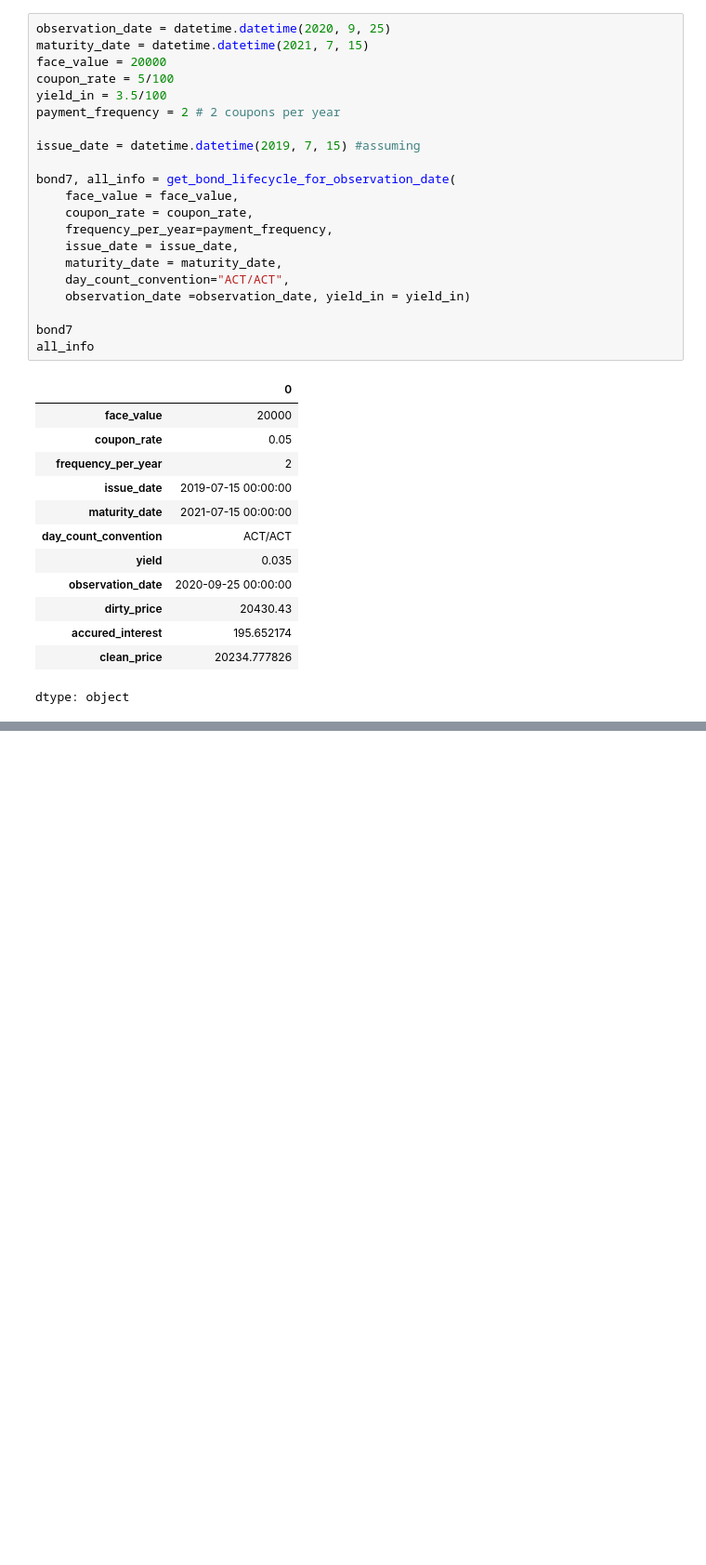
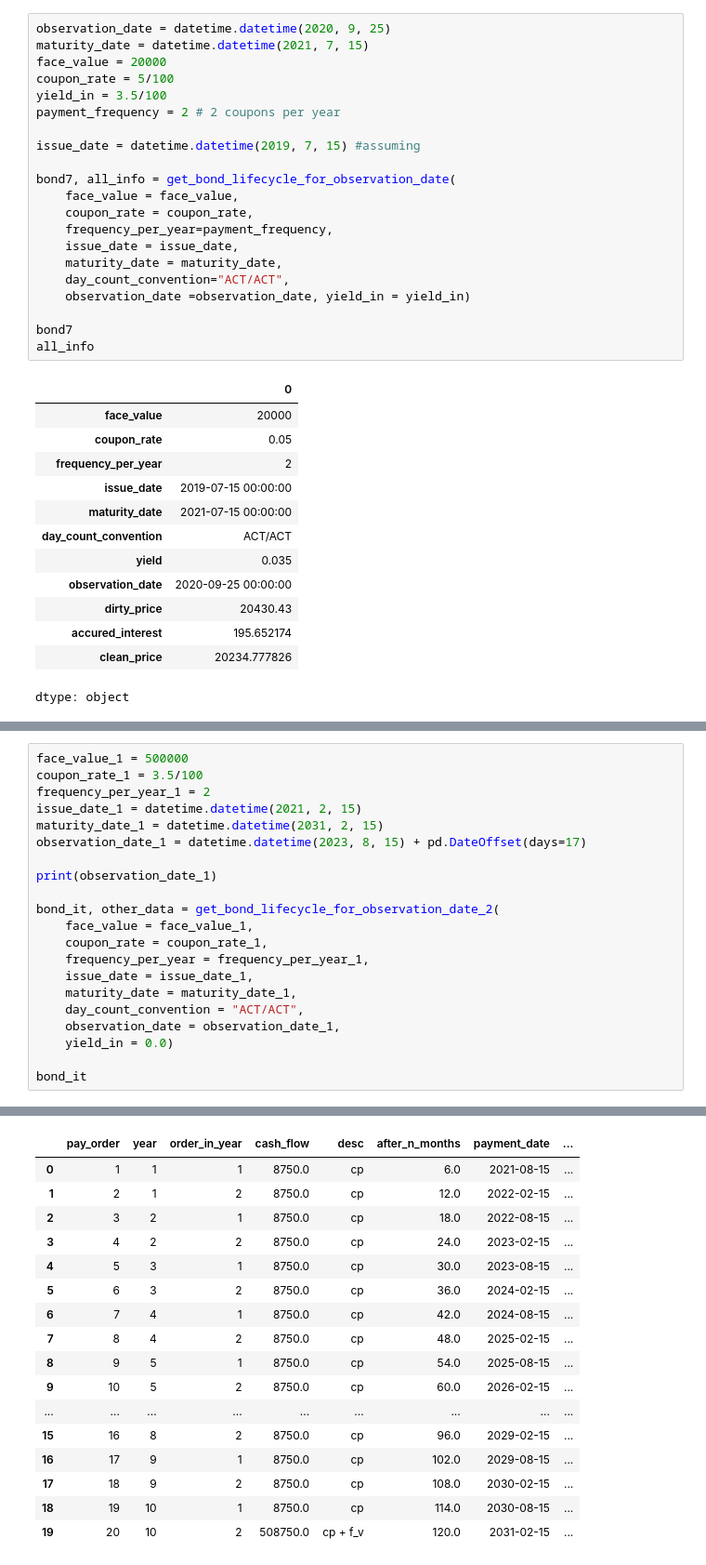
Before and after one commit to horasan/ml, a Jupyter notebook: R_LER_TREASURY_FIXED_INCOME_1.ipynb, the cells around one changed output, grey strips where cells are left out. Shown at 93% size. Saved outputs shown, nothing was run; the diff lists cells and outputs as text; blank space fills up the shorter version.

Commit message:
bond_life_cycle_2

```diff
--- a/R_LER_TREASURY_FIXED_INCOME_1.ipynb
+++ b/R_LER_TREASURY_FIXED_INCOME_1.ipynb
@@ -1153,0 +1368,22 @@ dtype: object
+# %%
+face_value_1 = 500000
+coupon_rate_1 = 3.5/100
+frequency_per_year_1 = 2
+issue_date_1 = datetime.datetime(2021, 2, 15)
+maturity_date_1 = datetime.datetime(2031, 2, 15)
+observation_date_1 = datetime.datetime(2023, 8, 15) + pd.DateOffset(days=17)
+
+print(observation_date_1)
+
+bond_it, other_data = get_bond_lifecycle_for_observation_date_2(
+    face_value = face_value_1,
+    coupon_rate = coupon_rate_1,
+    frequency_per_year = frequency_per_year_1,
+    issue_date = issue_date_1,
+    maturity_date = maturity_date_1,
+    day_count_convention = "ACT/ACT",
+    observation_date = observation_date_1,
+    yield_in = 0.0)
+
+bond_it
+# %% [output]
@@ -1153,0 +1391,17 @@ dtype: object
+|  | pay_order | year | order_in_year | cash_flow | desc | after_n_months | payment_date | ... |
+| 0 | 1 | 1 | 1 | 8750.0 | cp | 6.0 | 2021-08-15 | ... |
+| 1 | 2 | 1 | 2 | 8750.0 | cp | 12.0 | 2022-02-15 | ... |
+| 2 | 3 | 2 | 1 | 8750.0 | cp | 18.0 | 2022-08-15 | ... |
+| 3 | 4 | 2 | 2 | 8750.0 | cp | 24.0 | 2023-02-15 | ... |
+| 4 | 5 | 3 | 1 | 8750.0 | cp | 30.0 | 2023-08-15 | ... |
+| 5 | 6 | 3 | 2 | 8750.0 | cp | 36.0 | 2024-02-15 | ... |
+| 6 | 7 | 4 | 1 | 8750.0 | cp | 42.0 | 2024-08-15 | ... |
+| 7 | 8 | 4 | 2 | 8750.0 | cp | 48.0 | 2025-02-15 | ... |
+| 8 | 9 | 5 | 1 | 8750.0 | cp | 54.0 | 2025-08-15 | ... |
+| 9 | 10 | 5 | 2 | 8750.0 | cp | 60.0 | 2026-02-15 | ... |
+| ... | ... | ... | ... | ... | ... | ... | ... | ... |
+| 15 | 16 | 8 | 2 | 8750.0 | cp | 96.0 | 2029-02-15 | ... |
+| 16 | 17 | 9 | 1 | 8750.0 | cp | 102.0 | 2029-08-15 | ... |
+| 17 | 18 | 9 | 2 | 8750.0 | cp | 108.0 | 2030-02-15 | ... |
+| 18 | 19 | 10 | 1 | 8750.0 | cp | 114.0 | 2030-08-15 | ... |
+| 19 | 20 | 10 | 2 | 508750.0 | cp + f_v | 120.0 | 2031-02-15 | ... |
```
Also changed, not shown: parts of 15 cells of this notebook.
